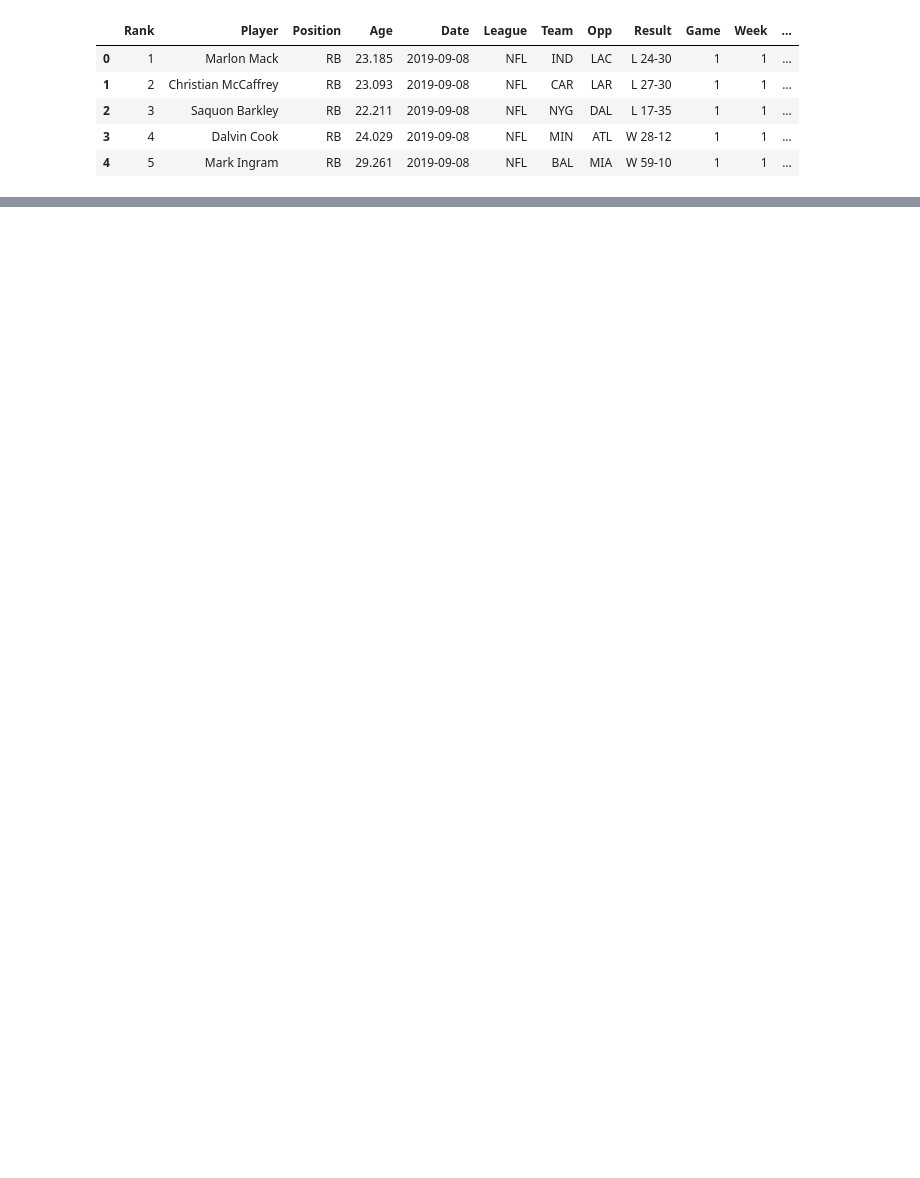
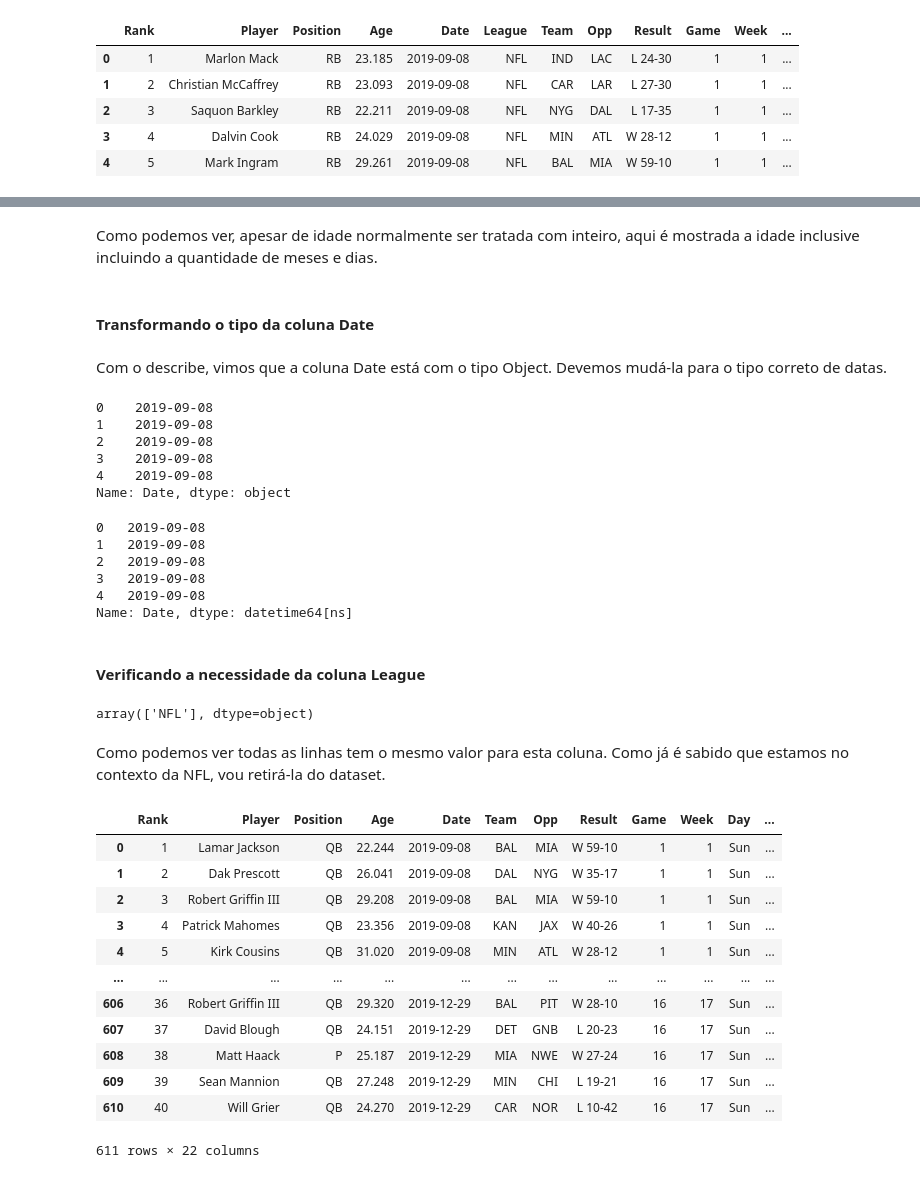
Before and after one commit to Valgueiro/dataScience_project, a Jupyter notebook: Projeto_1_dataScience.ipynb, the cells around one changed output, grey strips where cells are left out. Cells and saved outputs as stored; diff of their text form; code cells hidden in the pictures; blank space fills up the shorter version.

```diff
--- a/Projeto_1_dataScience.ipynb
+++ b/Projeto_1_dataScience.ipynb
@@ -27,0 +120,49 @@ rbs.head()
+# %% [markdown]
+Como podemos ver, apesar de idade normalmente ser tratada com inteiro, aqui é mostrada a idade inclusive incluindo a quantidade de meses e dias.
+# %% [markdown]
+#### Transformando o tipo da coluna Date
+# %% [markdown]
+Com o describe, vimos que a coluna Date está com o tipo Object. Devemos mudá-la para o tipo correto de datas.
+# %%
+qbs["Date"].head()
+# %% [output]
+0    2019-09-08
+1    2019-09-08
+2    2019-09-08
+3    2019-09-08
+4    2019-09-08
+Name: Date, dtype: object
+# %%
+qbs["Date"] = pd.to_datetime(qbs["Date"])
+qbs["Date"].head()
+# %% [output]
+0   2019-09-08
+1   2019-09-08
+2   2019-09-08
+3   2019-09-08
+4   2019-09-08
+Name: Date, dtype: datetime64[ns]
+# %% [markdown]
+#### Verificando a necessidade da coluna League
+# %%
+qbs["League"].unique()
+# %% [output]
+array(['NFL'], dtype=object)
+# %% [markdown]
+Como podemos ver todas as linhas tem o mesmo valor para esta coluna. Como já é sabido que estamos no contexto da NFL, vou retirá-la do dataset.
+# %%
+qbs.drop(columns=['League'])
+# %% [output]
+|  | Rank | Player | Position | Age | Date | Team | Opp | Result | Game | Week | Day | ... |
+| 0 | 1 | Lamar Jackson | QB | 22.244 | 2019-09-08 | BAL | MIA | W 59-10 | 1 | 1 | Sun | ... |
+| 1 | 2 | Dak Prescott | QB | 26.041 | 2019-09-08 | DAL | NYG | W 35-17 | 1 | 1 | Sun | ... |
+| 2 | 3 | Robert Griffin III | QB | 29.208 | 2019-09-08 | BAL | MIA | W 59-10 | 1 | 1 | Sun | ... |
+| 3 | 4 | Patrick Mahomes | QB | 23.356 | 2019-09-08 | KAN | JAX | W 40-26 | 1 | 1 | Sun | ... |
+| 4 | 5 | Kirk Cousins | QB | 31.020 | 2019-09-08 | MIN | ATL | W 28-12 | 1 | 1 | Sun | ... |
+| ... | ... | ... | ... | ... | ... | ... | ... | ... | ... | ... | ... | ... |
+| 606 | 36 | Robert Griffin III | QB | 29.320 | 2019-12-29 | BAL | PIT | W 28-10 | 16 | 17 | Sun | ... |
+| 607 | 37 | David Blough | QB | 24.151 | 2019-12-29 | DET | GNB | L 20-23 | 16 | 17 | Sun | ... |
+| 608 | 38 | Matt Haack | P | 25.187 | 2019-12-29 | MIA | NWE | W 27-24 | 16 | 17 | Sun | ... |
+| 609 | 39 | Sean Mannion | QB | 27.248 | 2019-12-29 | MIN | CHI | L 19-21 | 16 | 17 | Sun | ... |
+| 610 | 40 | Will Grier | QB | 24.270 | 2019-12-29 | CAR | NOR | L 10-42 | 16 | 17 | Sun | ... |
+611 rows × 22 columns
```
Also changed, not shown: parts of 16 cells of this notebook.
